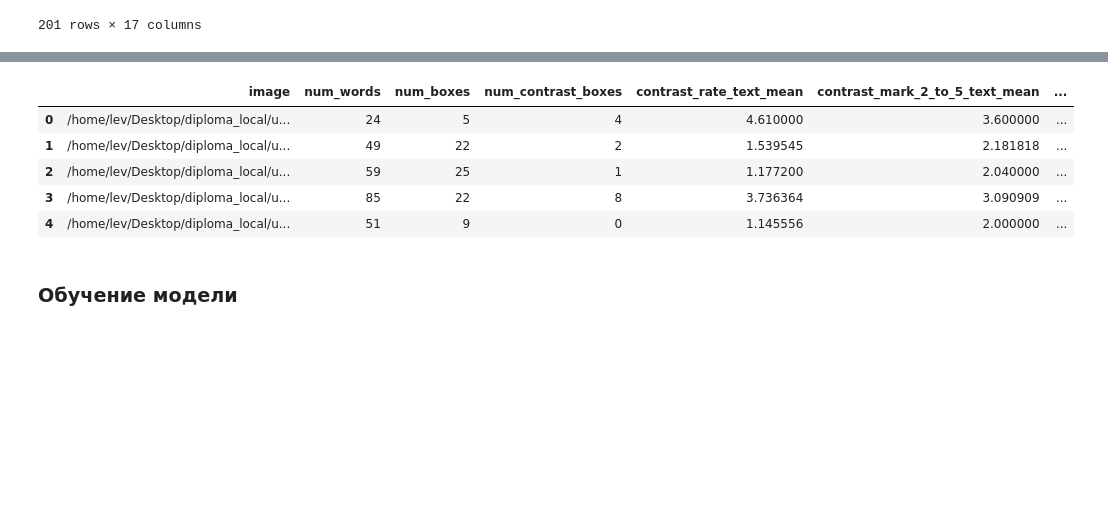
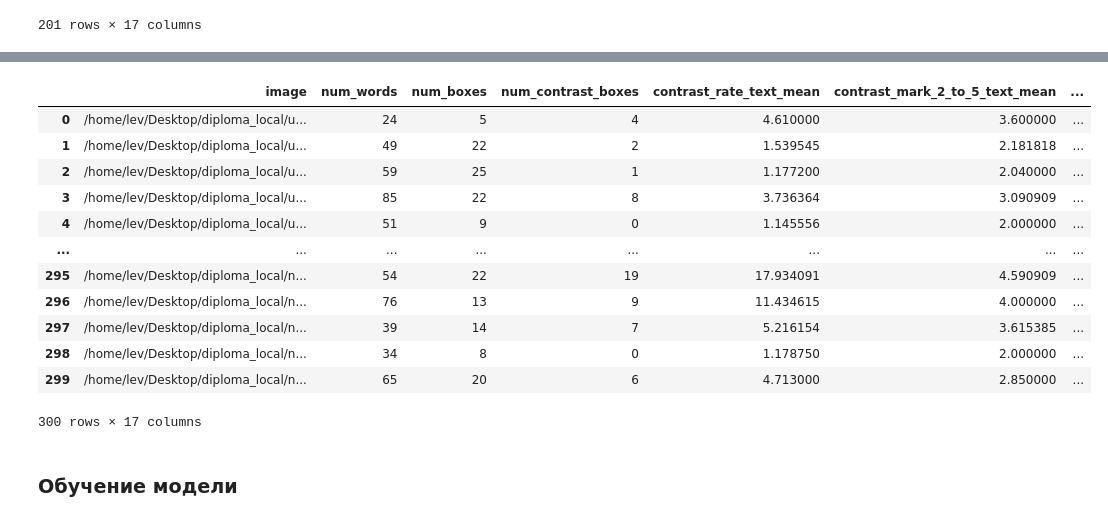
Before and after one commit to levvmerkulov/ML-Web-Design-Beauty-Classification, a Jupyter notebook: Diploma_OCR.ipynb, the cells around one changed output, grey strips where cells are left out. Cells and saved outputs as stored; diff of their text form; code cells hidden in the pictures; blank space fills up the shorter version.

```diff
--- a/Diploma_OCR.ipynb
+++ b/Diploma_OCR.ipynb
@@ -780,14 +780,21 @@ df_total = pd.read_csv("/home/lev/Desktop/result_1405.csv")
 # %%
 df_total = df_total.drop(['Unnamed: 0'], axis=1)
 # %%
-df_total.head()
+df_total
 # %% [output]
 |  | image | num_words | num_boxes | num_contrast_boxes | contrast_rate_text_mean | contrast_mark_2_to_5_text_mean | ... |
 | 0 | /home/lev/Desktop/diploma_local/u... | 24 | 5 | 4 | 4.610000 | 3.600000 | ... |
 | 1 | /home/lev/Desktop/diploma_local/u... | 49 | 22 | 2 | 1.539545 | 2.181818 | ... |
 | 2 | /home/lev/Desktop/diploma_local/u... | 59 | 25 | 1 | 1.177200 | 2.040000 | ... |
 | 3 | /home/lev/Desktop/diploma_local/u... | 85 | 22 | 8 | 3.736364 | 3.090909 | ... |
 | 4 | /home/lev/Desktop/diploma_local/u... | 51 | 9 | 0 | 1.145556 | 2.000000 | ... |
+| ... | ... | ... | ... | ... | ... | ... | ... |
+| 295 | /home/lev/Desktop/diploma_local/n... | 54 | 22 | 19 | 17.934091 | 4.590909 | ... |
+| 296 | /home/lev/Desktop/diploma_local/n... | 76 | 13 | 9 | 11.434615 | 4.000000 | ... |
+| 297 | /home/lev/Desktop/diploma_local/n... | 39 | 14 | 7 | 5.216154 | 3.615385 | ... |
+| 298 | /home/lev/Desktop/diploma_local/n... | 34 | 8 | 0 | 1.178750 | 2.000000 | ... |
+| 299 | /home/lev/Desktop/diploma_local/n... | 65 | 20 | 6 | 4.713000 | 2.850000 | ... |
+300 rows × 17 columns
 # %% [markdown]
 ### Обучение модели
 # %% [markdown]
```
Also changed, not shown: parts of 11 cells of this notebook.
